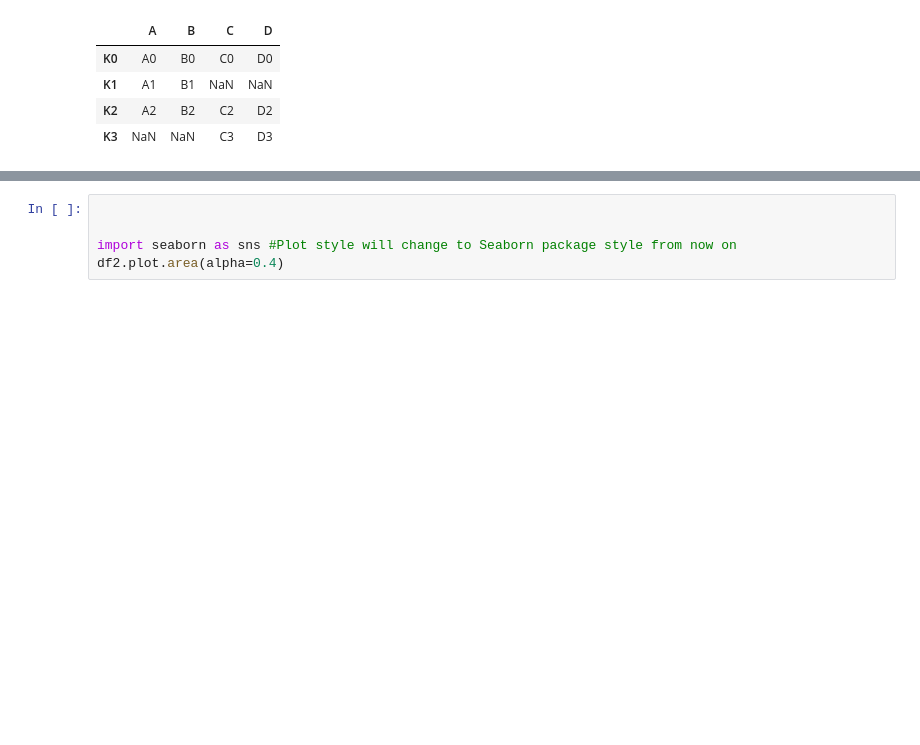
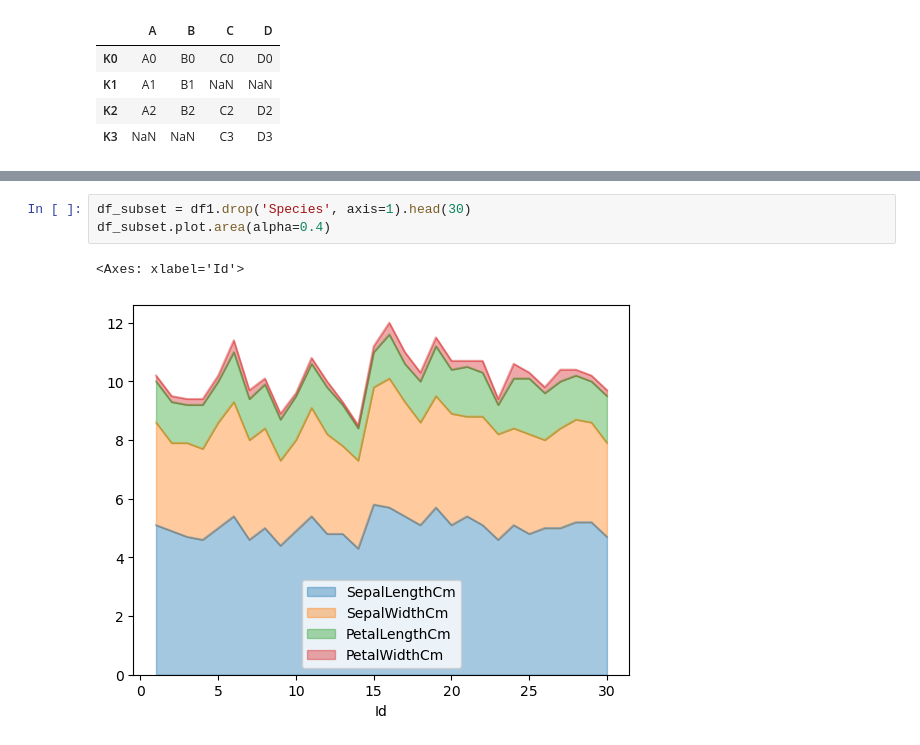
Before and after one commit to xxjcaxx/Disseny-i-avaluacio-de-models, a Jupyter notebook: apunts/documents/intro/numpypandas.ipynb, the cells around one changed output, grey strips where cells are left out. Saved outputs shown, nothing was run; the diff lists cells and outputs as text; blank space fills up the shorter version.

```diff
--- a/apunts/documents/intro/numpypandas.ipynb
+++ b/apunts/documents/intro/numpypandas.ipynb
@@ -2016,6 +2151,7 @@ df1.plot(kind='hist', bins=30, grid=True, figsize=(12,7))
 # %%
-
-
-import seaborn as sns #Plot style will change to Seaborn package style from now on
-df2.plot.area(alpha=0.4)
+df_subset = df1.drop('Species', axis=1).head(30)
+df_subset.plot.area(alpha=0.4)
+# %% [output]
+<Axes: xlabel='Id'>
+[figure, added]
 # %%
```
Also changed, not shown: parts of 71 cells of this notebook, 3 other files.
